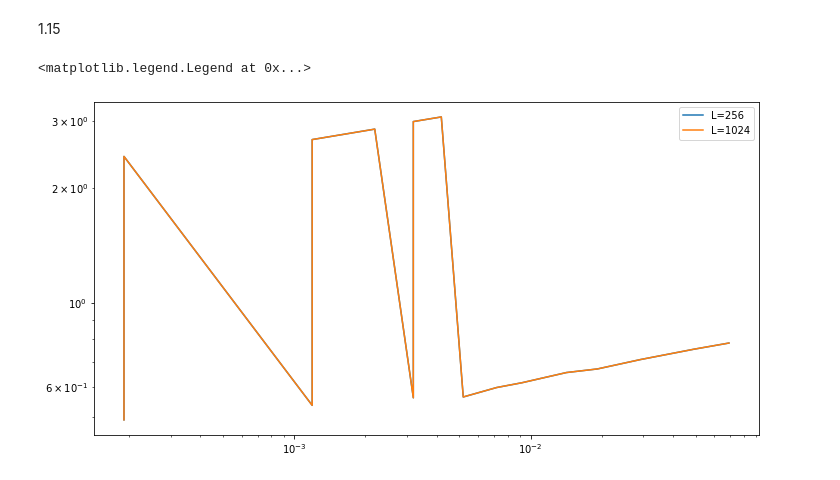
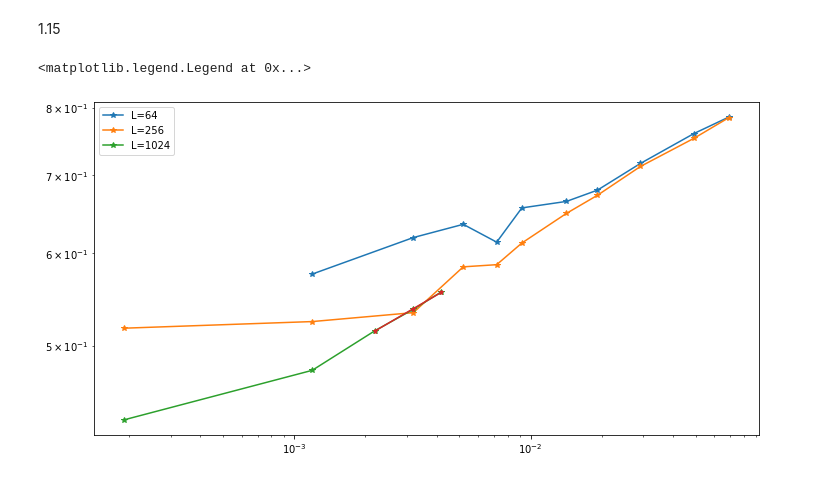
Before and after one commit to klashenriksson/MCSim_CPF, a Jupyter notebook: analysis/result_analyzer.ipynb, the cells around one changed output. Drawn from its saved outputs; the diff is of its cells as text; code cells hidden in the pictures.

```diff
--- a/analysis/result_analyzer.ipynb
+++ b/analysis/result_analyzer.ipynb
@@ -62,20 +63,29 @@ ax2.legend()
 # %%
 df = pd.read_csv("Cluster/aggregated_results.txt", sep=" ")
 Tc = 2.26919
 
+L_64 = df[df["L"] == 64]
 L_256 = df[df["L"] == 256]
 L_1024 = df[df["L"] == 1024]
 
-Ls = [L_256, L_1024]
+Ls = [L_64, L_256, L_1024]
 fig, ax = plt.subplots(figsize=(10, 5), layout='constrained')
 for data in Ls:
-    Ts = df["T"]
-    m = df["m"]
+    Ts = data["T"]
+    m = data["m"]
     L = data["L"].iloc[0]
 
-    ax.loglog(Tc - Ts, m, label=f"L={L}")
+    ax.loglog(Tc - Ts, m, '-*', label=f"L={L}")
 
+
+Ts = L_1024["T"]
+m = L_1024["m"]
+x = Tc-Ts
+
+(offset, beta) = np.polynomial.Polynomial.fit(np.log(x[0:3]), np.log(m[0:3]), 1).convert().coef
+(offset, beta)
+ax.loglog(x[0:3], np.exp(offset)*np.power(x[0:3], beta), '-*',markersize=5,label='Fit')
 ax.legend()
 # %% [output]
 <matplotlib.legend.Legend at 0x...>
-[figure, old version]
+[figure, new version]
```
Also changed, not shown: parts of 1 cell of this notebook, 21 other files.
